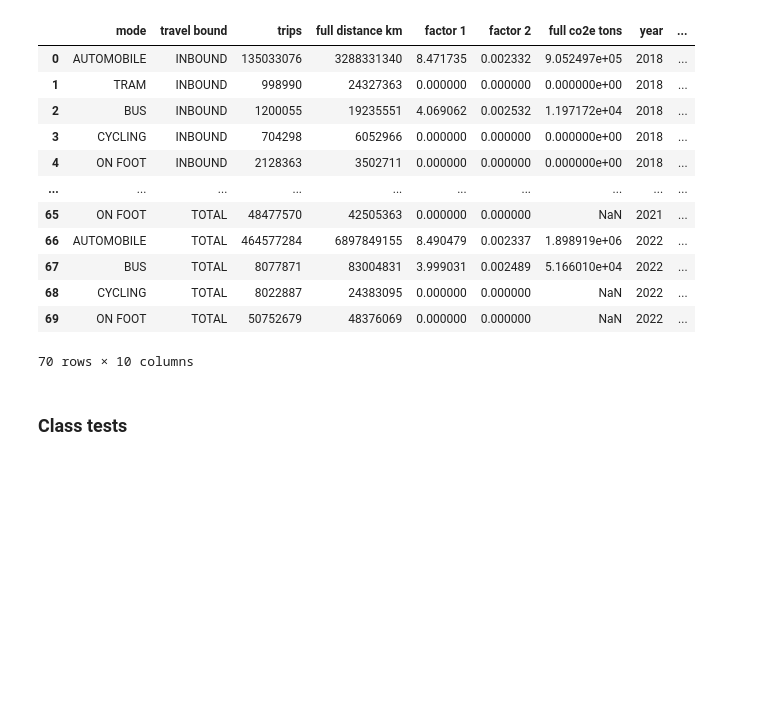
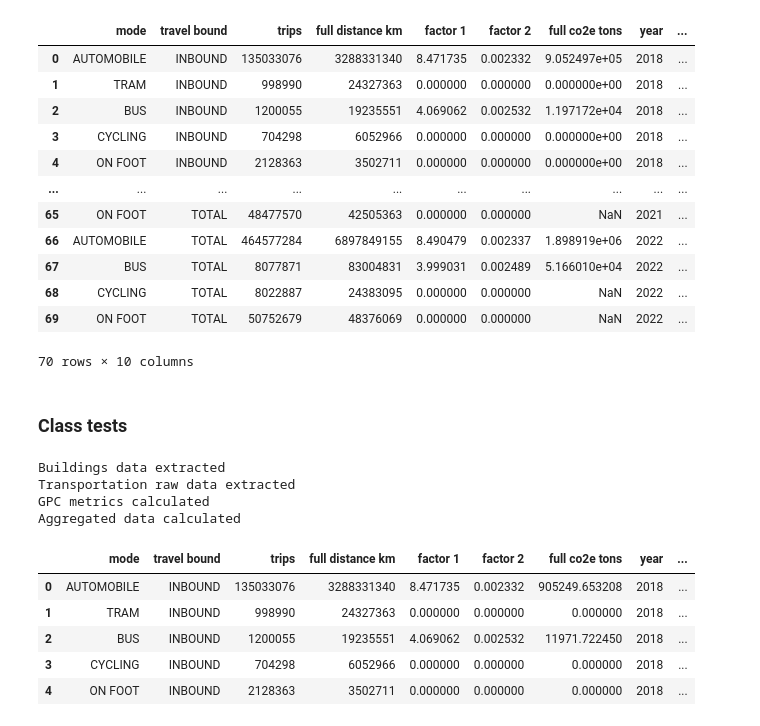
Before and after one commit to City-of-Long-Beach-Public/climate_inventory, a Jupyter notebook: src/extractions/GoogleEIE/google_test.ipynb, the cells around one changed output. Saved outputs shown, nothing was run; the diff lists cells and outputs as text; code cells hidden in the pictures; blank space fills up the shorter version.

Commit message:
Google Class now works

```diff
--- a/src/extractions/GoogleEIE/google_test.ipynb
+++ b/src/extractions/GoogleEIE/google_test.ipynb
@@ -215,3 +215,19 @@ pd.concat([transportation_df, summed_data], ignore_index=True)
 from GoogleScraper import GoogleScraper
 # %%
 google_scraper = GoogleScraper()
+google_scraper.get_buildings_data()
+google_scraper.get_transportation_df()
+# %% [output]
+Buildings data extracted
+Transportation raw data extracted
+GPC metrics calculated
+Aggregated data calculated
+# %%
+google_scraper.transportation_df.head()
+# %% [output]
+|  | mode | travel bound | trips | full distance km | factor 1 | factor 2 | full co2e tons | year | ... |
+| 0 | AUTOMOBILE | INBOUND | 135033076 | 3288331340 | 8.471735 | 0.002332 | 905249.653208 | 2018 | ... |
+| 1 | TRAM | INBOUND | 998990 | 24327363 | 0.000000 | 0.000000 | 0.000000 | 2018 | ... |
+| 2 | BUS | INBOUND | 1200055 | 19235551 | 4.069062 | 0.002532 | 11971.722450 | 2018 | ... |
+| 3 | CYCLING | INBOUND | 704298 | 6052966 | 0.000000 | 0.000000 | 0.000000 | 2018 | ... |
+| 4 | ON FOOT | INBOUND | 2128363 | 3502711 | 0.000000 | 0.000000 | 0.000000 | 2018 | ... |
```
